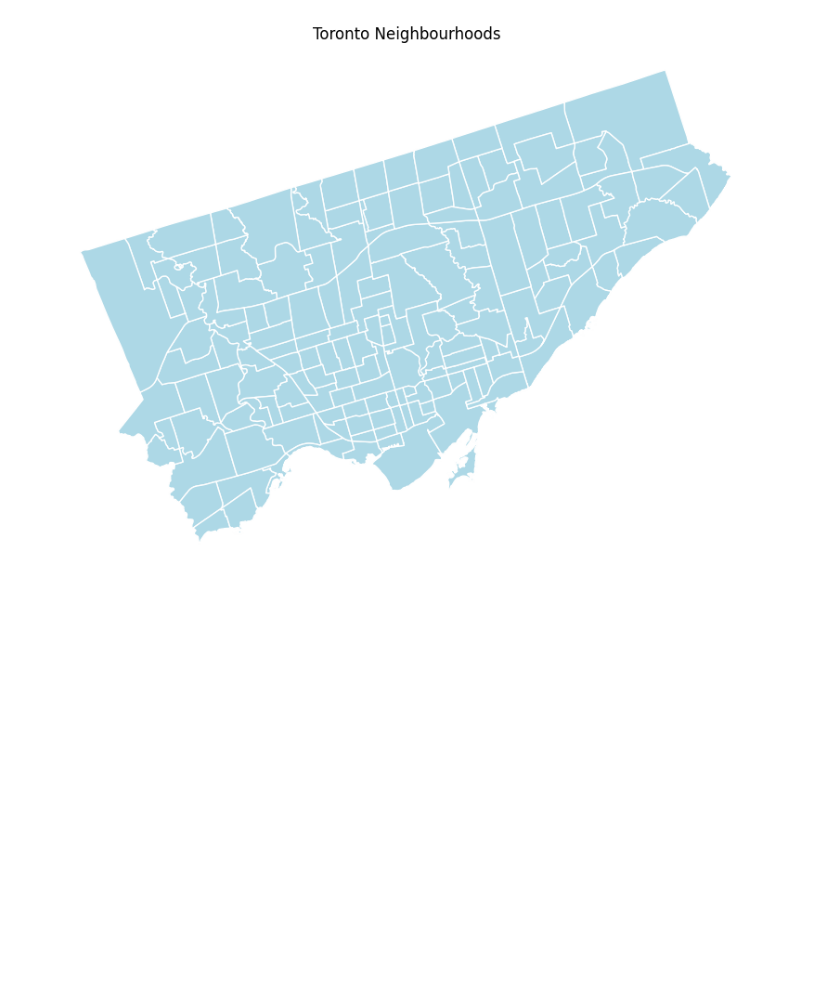
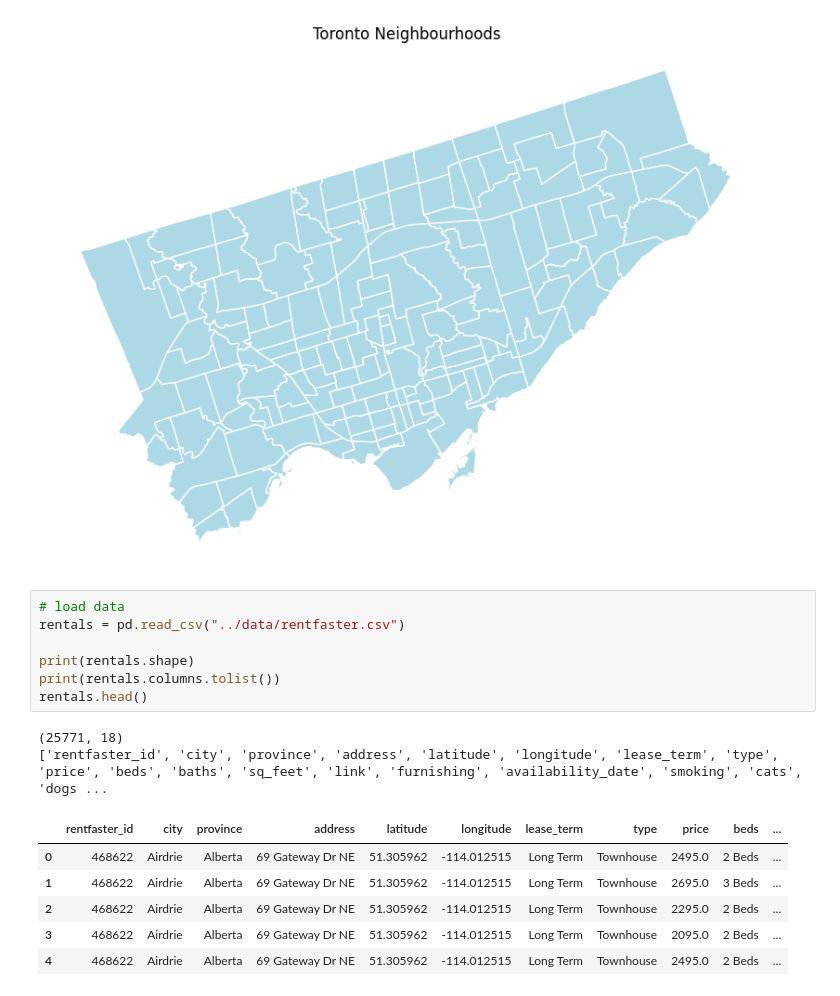
Before and after one commit to Kafui-Ayegbe-dev/toronto-affordability-index, a Jupyter notebook: notebooks/affordability_analysis.ipynb, the cells around one changed output. Cells and saved outputs as stored; diff of their text form; blank space fills up the shorter version.

```diff
--- a/notebooks/affordability_analysis.ipynb
+++ b/notebooks/affordability_analysis.ipynb
@@ -76,3 +76,19 @@ plt.axis('off')
 plt.show()
 # %% [output]
 [figure]
+# %%
+# load data
+rentals = pd.read_csv("../data/rentfaster.csv")
+
+print(rentals.shape)
+print(rentals.columns.tolist())
+rentals.head()
+# %% [output]
+(25771, 18)
+['rentfaster_id', 'city', 'province', 'address', 'latitude', 'longitude', 'lease_term', 'type', 'price', 'beds', 'baths', 'sq_feet', 'link', 'furnishing', 'availability_date', 'smoking', 'cats', 'dogs ...
+|  | rentfaster_id | city | province | address | latitude | longitude | lease_term | type | price | beds | ... |
+| 0 | 468622 | Airdrie | Alberta | 69 Gateway Dr NE | 51.305962 | -114.012515 | Long Term | Townhouse | 2495.0 | 2 Beds | ... |
+| 1 | 468622 | Airdrie | Alberta | 69 Gateway Dr NE | 51.305962 | -114.012515 | Long Term | Townhouse | 2695.0 | 3 Beds | ... |
+| 2 | 468622 | Airdrie | Alberta | 69 Gateway Dr NE | 51.305962 | -114.012515 | Long Term | Townhouse | 2295.0 | 2 Beds | ... |
+| 3 | 468622 | Airdrie | Alberta | 69 Gateway Dr NE | 51.305962 | -114.012515 | Long Term | Townhouse | 2095.0 | 2 Beds | ... |
+| 4 | 468622 | Airdrie | Alberta | 69 Gateway Dr NE | 51.305962 | -114.012515 | Long Term | Townhouse | 2495.0 | 2 Beds | ... |
```
Also changed, not shown: parts of 2 cells of this notebook.
